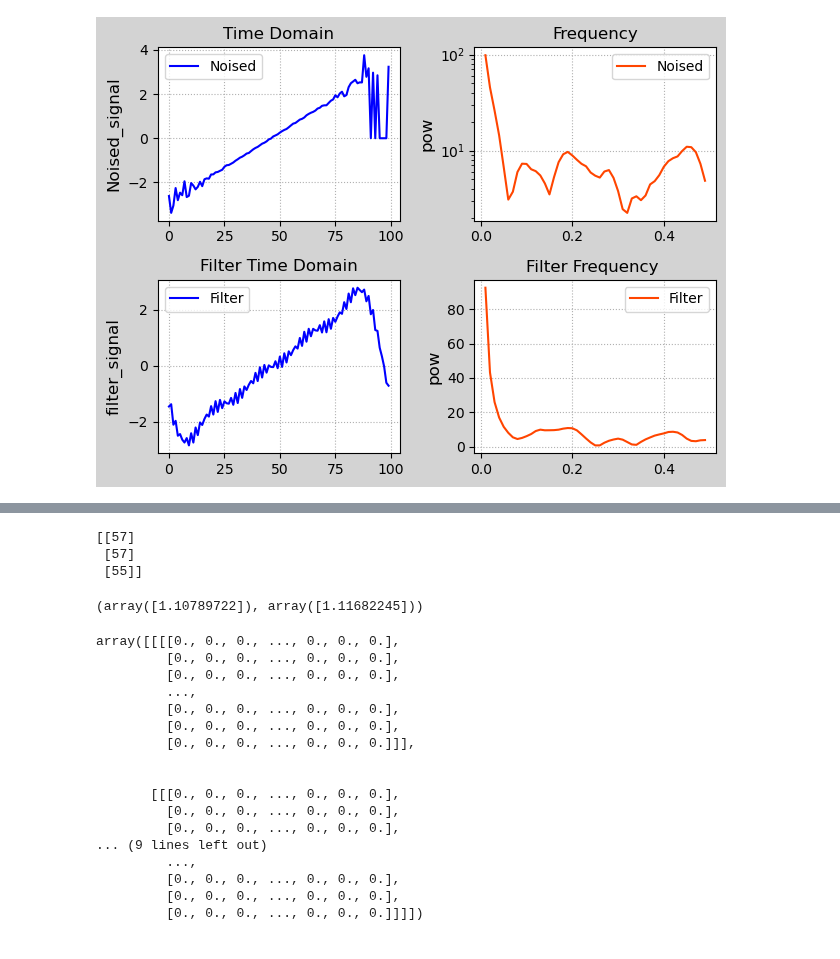
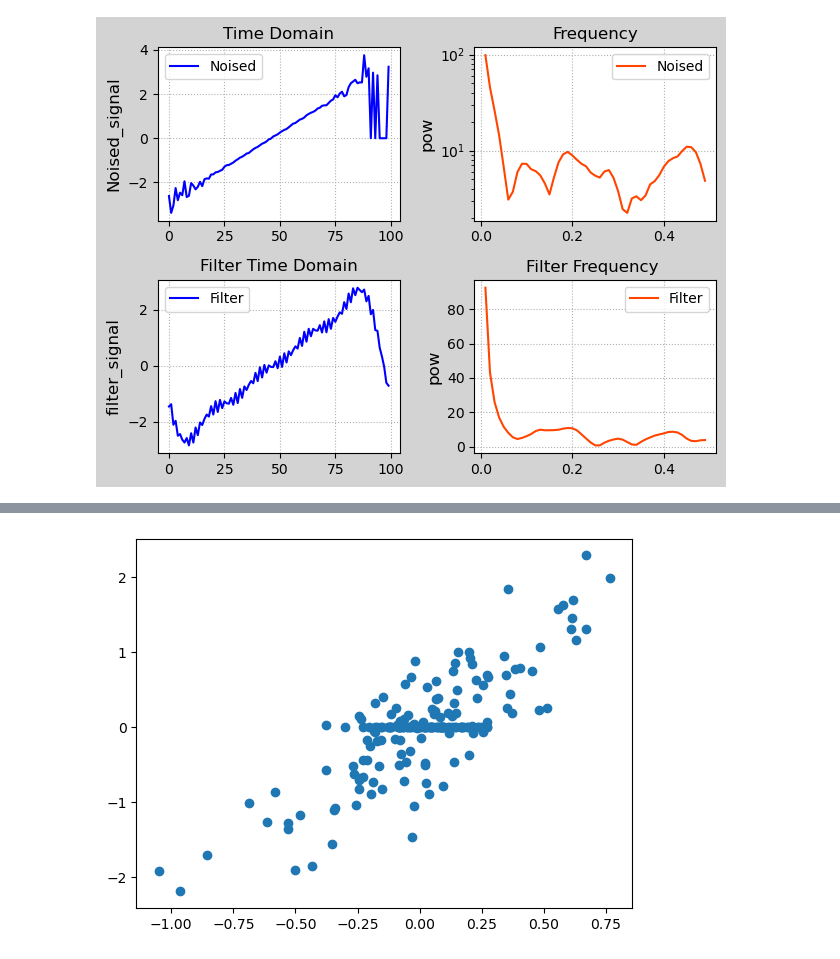
Before and after one commit to binweiyan/code, a Jupyter notebook: Untitled-1.ipynb, the cells around one changed output, grey strips where cells are left out. Saved outputs shown, nothing was run; the diff lists cells and outputs as text; code cells hidden in the pictures.

```diff
--- a/Untitled-1.ipynb
+++ b/Untitled-1.ipynb
@@ -1199,6 +1199,6 @@ from scipy import fftpack
 fftn = fftpack.fftn(y)
 fftn_power = np.abs(fftn)
 #denoise
-fftn[fftn_power < np.percentile(fftn_power, 10)] = 0
+fftn[fftn_power < np.percentile(fftn_power, 90)] = 0
 #fftpack.ifftn(fftn).real
 denoised = fftpack.ifftn(fftn).real
@@ -1208,42 +1205,27 @@ TypeError: Invalid shape (100, 100, 100) for image data
 # %%
 
-sample_x = np.random.normal(size = n)
+#sample_x = np.random.normal(size = n)
 #check which bin in table the sample_x is in
+# bin_x = []
+# for i in range(n):
+#     #which bin the sample_x is in of X_ibin in table
+#     bins = pd.cut(table['X' + str(i)], 100, retbins = True)[1]
+#     #the index of the bin the sample_x is in
+#     index = np.where((bins[:-1] <= sample_x[i]) & (sample_x[i] < bins[1:]))[0][0]
+#     bin_x.append(index)
+
+sample_x = np.random.normal(size = (200, n))
+#check which bin in table the sample_x each row is in
 bin_x = []
 for i in range(n):
     #which bin the sample_x is in of X_ibin in table
     bins = pd.cut(table['X' + str(i)], 100, retbins = True)[1]
     #the index of the bin the sample_x is in
-    index = np.where((bins[:-1] <= sample_x[i]) & (sample_x[i] < bins[1:]))[0][0]
+    index = pd.cut(sample_x[:, i], bins, labels = False)
     bin_x.append(index)
 
-#change bin_x into (), (), ()
-bin_x = np.array(bin_x).reshape(-1, 1)
-print(bin_x)
-#the corresponding y and denoised
-y[tuple(bin_x)], denoised[tuple(bin_x)]
+#the index of the bin the sample_x is in
+index = np.array(bin_x).reshape(n, -1)
+#the prediction of the sample_x
+prediction = denoised[tuple(index)]
+ground = y[tuple(index)]
-# %% [output]
-[[57]
- [57]
- [55]]
-(array([1.10789722]), array([1.11682245]))
-# %%
-y[[[0],[1],[2]]]
-# %% [output]
-array([[[[0., 0., 0., ..., 0., 0., 0.],
-         [0., 0., 0., ..., 0., 0., 0.],
-         [0., 0., 0., ..., 0., 0., 0.],
-         ...,
-         [0., 0., 0., ..., 0., 0., 0.],
-         [0., 0., 0., ..., 0., 0., 0.],
-         [0., 0., 0., ..., 0., 0., 0.]]],
-
-
-       [[[0., 0., 0., ..., 0., 0., 0.],
-         [0., 0., 0., ..., 0., 0., 0.],
-         [0., 0., 0., ..., 0., 0., 0.],
-... (9 lines left out)
-         ...,
-         [0., 0., 0., ..., 0., 0., 0.],
-         [0., 0., 0., ..., 0., 0., 0.],
-         [0., 0., 0., ..., 0., 0., 0.]]]])
@@ -1262,0 +1232,6 @@ class fourier_transform:
+# %%
+#plot the prediction and the ground truth
+plt.plot(prediction, ground, 'o')
+plt.show()
+# %% [output]
+[figure, added]
```
Also changed, not shown: parts of 3 cells of this notebook.
